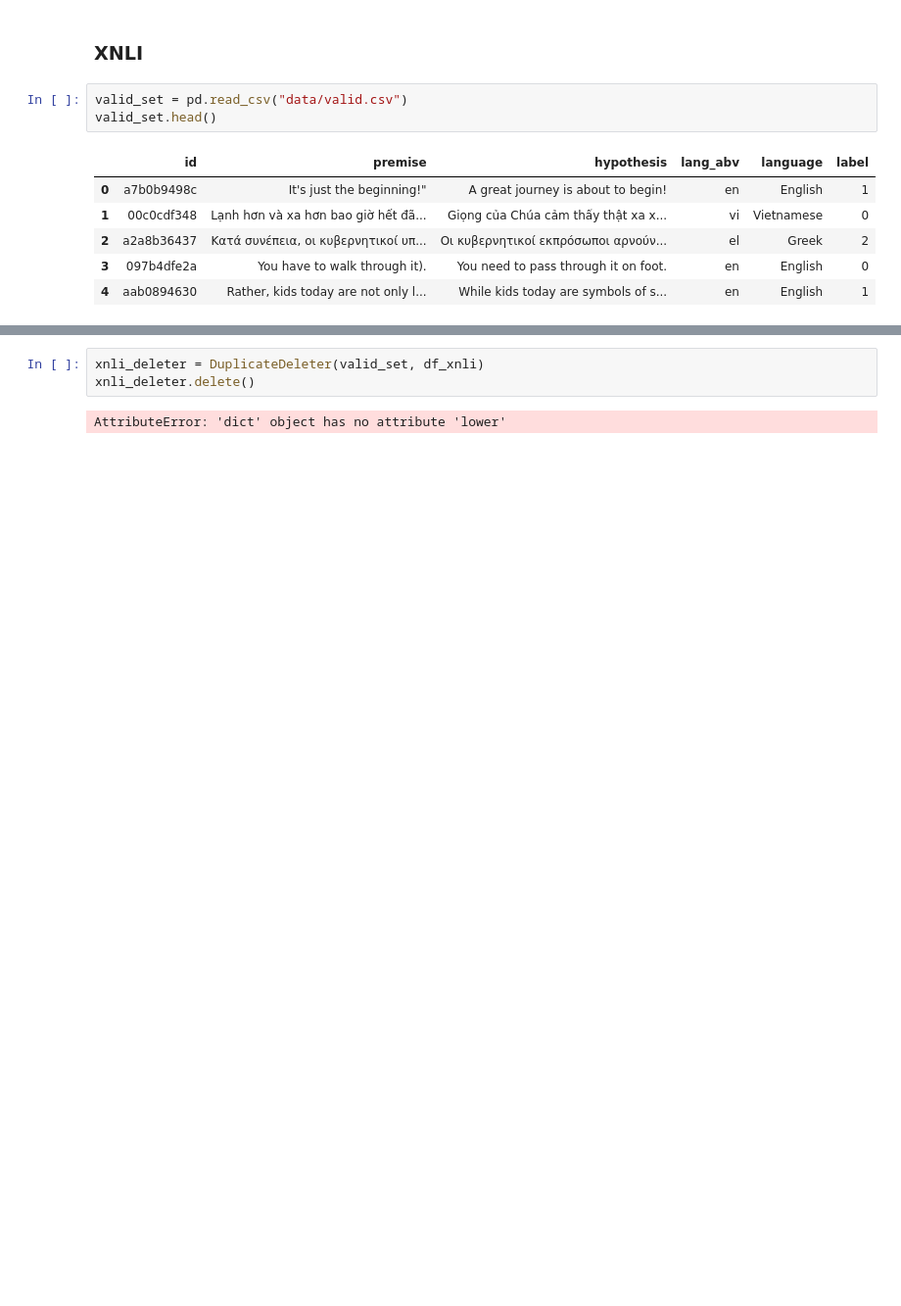
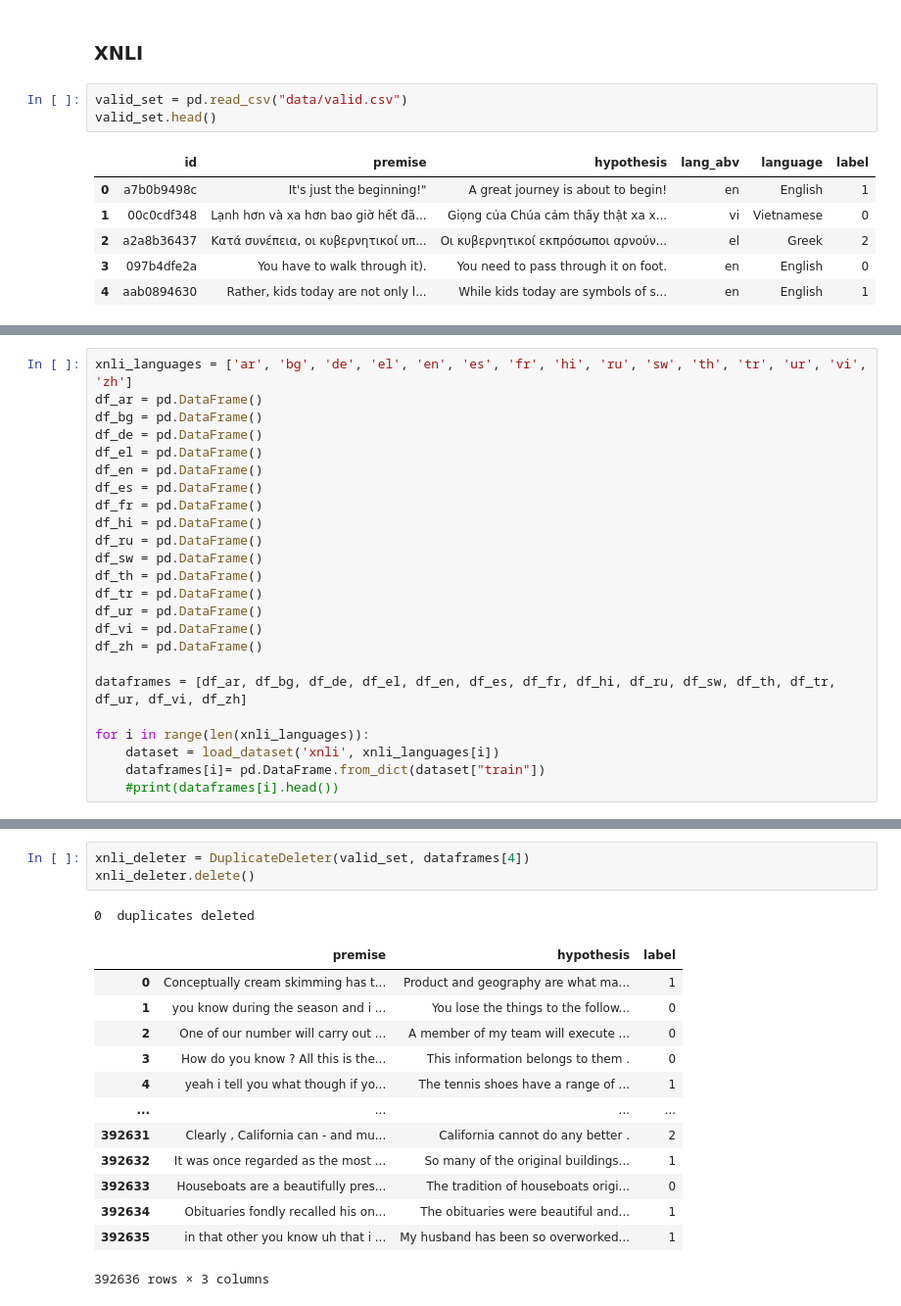
Before and after one commit to JonasBucher/NLP_H22_ATP, a Jupyter notebook: filter_datasets.ipynb, the cells around one changed output, grey strips where cells are left out. Shown at 98% size. Cells and saved outputs as stored; diff of their text form; blank space fills up the shorter version.

```diff
--- a/filter_datasets.ipynb
+++ b/filter_datasets.ipynb
@@ -146,0 +141,24 @@ df_xnli.head(100)
+# %%
+xnli_languages = ['ar', 'bg', 'de', 'el', 'en', 'es', 'fr', 'hi', 'ru', 'sw', 'th', 'tr', 'ur', 'vi', 'zh']
+df_ar = pd.DataFrame()
+df_bg = pd.DataFrame()
+df_de = pd.DataFrame()
+df_el = pd.DataFrame()
+df_en = pd.DataFrame()
+df_es = pd.DataFrame()
+df_fr = pd.DataFrame()
+df_hi = pd.DataFrame()
+df_ru = pd.DataFrame()
+df_sw = pd.DataFrame()
+df_th = pd.DataFrame()
+df_tr = pd.DataFrame()
+df_ur = pd.DataFrame()
+df_vi = pd.DataFrame()
+df_zh = pd.DataFrame()
+
+dataframes = [df_ar, df_bg, df_de, df_el, df_en, df_es, df_fr, df_hi, df_ru, df_sw, df_th, df_tr, df_ur, df_vi, df_zh]
+
+for i in range(len(xnli_languages)):
+    dataset = load_dataset('xnli', xnli_languages[i])
+    dataframes[i]= pd.DataFrame.from_dict(dataset["train"])
+    #print(dataframes[i].head())
@@ -147,5 +222,18 @@ df_xnli.head(100)
 # %%
-xnli_deleter = DuplicateDeleter(valid_set, df_xnli)
+xnli_deleter = DuplicateDeleter(valid_set, dataframes[4])
 xnli_deleter.delete()
 # %% [output]
-AttributeError: 'dict' object has no attribute 'lower'
+0  duplicates deleted
+|  | premise | hypothesis | label |
+| 0 | Conceptually cream skimming has t... | Product and geography are what ma... | 1 |
+| 1 | you know during the season and i ... | You lose the things to the follow... | 0 |
+| 2 | One of our number will carry out ... | A member of my team will execute ... | 0 |
+| 3 | How do you know ? All this is the... | This information belongs to them . | 0 |
+| 4 | yeah i tell you what though if yo... | The tennis shoes have a range of ... | 1 |
+| ... | ... | ... | ... |
+| 392631 | Clearly , California can - and mu... | California cannot do any better . | 2 |
+| 392632 | It was once regarded as the most ... | So many of the original buildings... | 1 |
+| 392633 | Houseboats are a beautifully pres... | The tradition of houseboats origi... | 0 |
+| 392634 | Obituaries fondly recalled his on... | The obituaries were beautiful and... | 1 |
+| 392635 | in that other you know uh that i ... | My husband has been so overworked... | 1 |
+392636 rows × 3 columns
```
Also changed, not shown: parts of 7 cells of this notebook.
